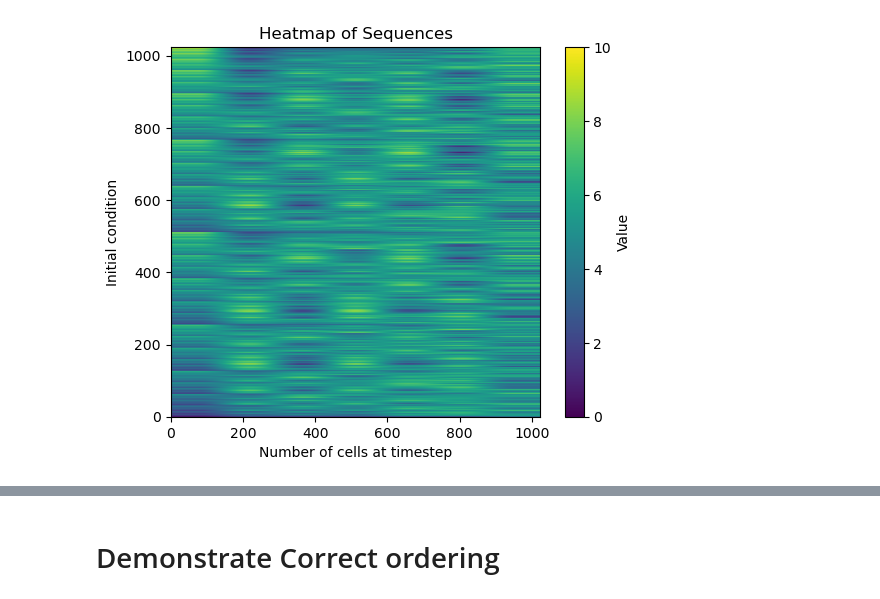
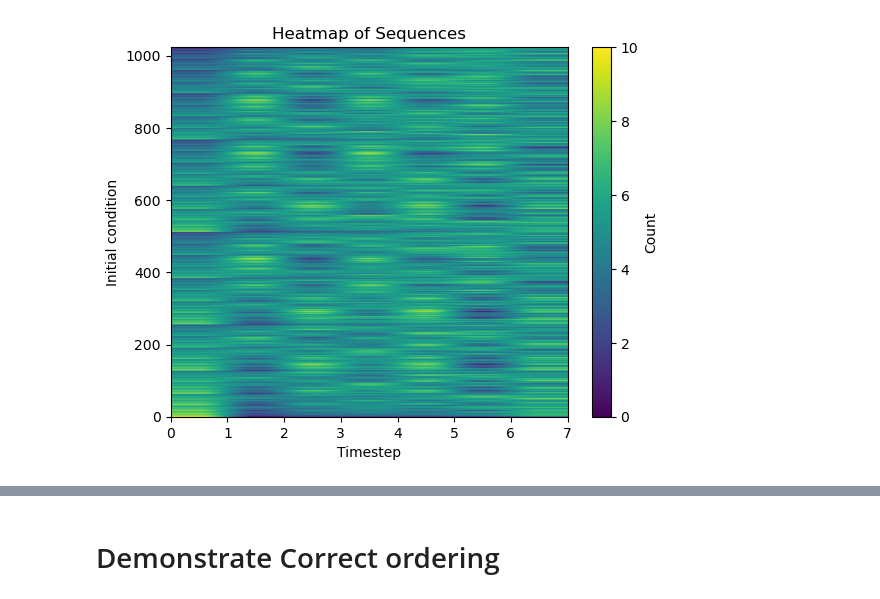
Before and after one commit to Everfade/CNNCAM, a Jupyter notebook: Learning1DCAM.ipynb, the cells around one changed output, grey strips where cells are left out. Saved outputs shown, nothing was run; the diff lists cells and outputs as text; code cells hidden in the pictures.

```diff
--- a/Learning1DCAM.ipynb
+++ b/Learning1DCAM.ipynb
@@ -15,14 +22,5 @@ from sklearn.model_selection import train_test_split
 # %%
-def collapse_sequences(sequences):
-    collapsed_sequences=[]
-    for sequence in sequences:
-        for s in sequence:
-            collapsed_sequences.append(s.sum())
-    return np.array(collapsed_sequences).reshape(-1,sequence_length+1,1)
-
-
-
-SEED =3
+SEED =1
 print("Starting...")
 os.environ['PYTHONHASHSEED']=str(SEED)
 os.environ['TF_CUDNN_DETERMINISTIC'] = '1'  # TF 2.1
@@ -30,12 +28,8 @@ random.seed(SEED)
 np.random.seed(SEED)
 tf.random.set_seed(SEED)
 tf.config.threading.set_inter_op_parallelism_threads(1)
-# 2100 outer totalistic  Generating Data
-
 gridsize=10
-
 x_values = [seq for seq in itertools.product("01", repeat=gridsize)]
-
 x_values = [[int(bit) for bit in seq] for seq in x_values]
 
 MEMORY_CONSTANT=3
@@ -49,39 +43,67 @@ gol.set_rule_number(30)
 
 sequences= np.array(gol.generate_training_data_sequences(x_values,sequence_length=sequence_length))
 
-print("Data generated")
+print(sequences.shape)
+collapsed_sequences=collapse_sequences(sequences)
+print(collapsed_sequences.shape)
+#Some visualization of the dataset
 
-collapsed_sequences=collapse_sequences(sequences)
-n = gridsize
+collapsed_sequences_2d = np.squeeze(collapsed_sequences, axis=-1)
 
-#Some visualization of the dataset
-plt.imshow(collapsed_sequences[::-1], cmap='viridis', origin='upper',
-           extent=[0, collapsed_sequences.shape[0], 0,
-                  collapsed_sequences.shape[0]], vmin=0, vmax=n)
-plt.colorbar(label='Value')
-plt.xlabel("Number of cells at timestep")
+# Some visualization of the dataset
+plt.imshow(collapsed_sequences_2d, cmap='viridis', origin='upper',
+           extent=[0, collapsed_sequences_2d.shape[1], 0, collapsed_sequences_2d.shape[0]],
+           aspect='auto', vmin=0, vmax=gridsize)
+
+
+
+plt.colorbar(label='Count')
+plt.xlabel("Timestep")
 plt.ylabel("Initial condition")
 plt.title('Heatmap of Sequences')
 plt.savefig("Heatmap_rule30")
 
-#sequences=np.concatenate((sequences,sequences),axis=0)
 np.random.shuffle(sequences)
 
 x_sequence=sequences[:,MEMORY_CONSTANT:MEMORY_CONSTANT*2]
 y_sequence=sequences[:,MEMORY_CONSTANT*2]
 x_sequence.reshape(-1,MEMORY_CONSTANT* gridsize,1)
 
-#might leave it unchanged for binary systems
 Y_val_onehot =  tf.squeeze( tf.one_hot(tf.cast( y_sequence.reshape(-1,  gridsize,1), tf.int32), num_classes))
-split_index = round(samples*0.85)
 x_train = x_sequence
-
 y_train= Y_val_onehot
+loss = lambda x, y: tf.keras.losses.categorical_crossentropy(tf.reshape(x, shape=(-1, num_classes)),                                                         tf.reshape(y, shape=(-1, num_classes)) ,from_logits=True)
+y_train_full= Y_val_onehot
 
 
-loss = lambda x, y: tf.keras.losses.categorical_crossentropy(tf.reshape(x, shape=(-1, num_classes)),
-                                                            tf.reshape(y, shape=(-1, num_classes)) ,from_logits=True)
 
-y_train_full= Y_val_onehot
+split_ratio = 0.25
+x_train_reshaped=[]
+for data_point in x_train:
+    x_train_reshaped.append(np.transpose(data_point))
+x_train_reshaped=np.array(x_train_reshaped)
+
+split_point_x = int(len(x_train_reshaped) * split_ratio)
+split_point_y = int(len(y_train_full) * split_ratio)
+
+x_test = x_train_reshaped[:split_point_x]
+y_test = y_train_full[:split_point_y]
+x_train = x_train_reshaped[split_point_x:]
+y_train = y_train_full[split_point_y:]
+split_ratio = 0.5
+
+split_point_x = int(len(x_test) * split_ratio)
+split_point_y = int(len(y_test) * split_ratio)
+
+
+x_val = x_test[:split_point_x]
+y_val = y_test[:split_point_x]
+x_test = x_test[split_point_x:]
+y_test = y_test[split_point_x:]
+
+print("x_train shape:", x_train.shape, "y_train shape:", y_train.shape, "x_val shape:", x_val.shape, "y_val shape:", y_val.shape, "x_test shape:", x_test.shape, "y_test shape:", y_test.shape)
+
+
+num_filters=1
 # %% [output]
 Starting...
@@ -89 +113 @@ Data generated
-[figure, old version]
+[figure, new version]
```
Also changed, not shown: parts of 21 cells of this notebook, 3 other files.
